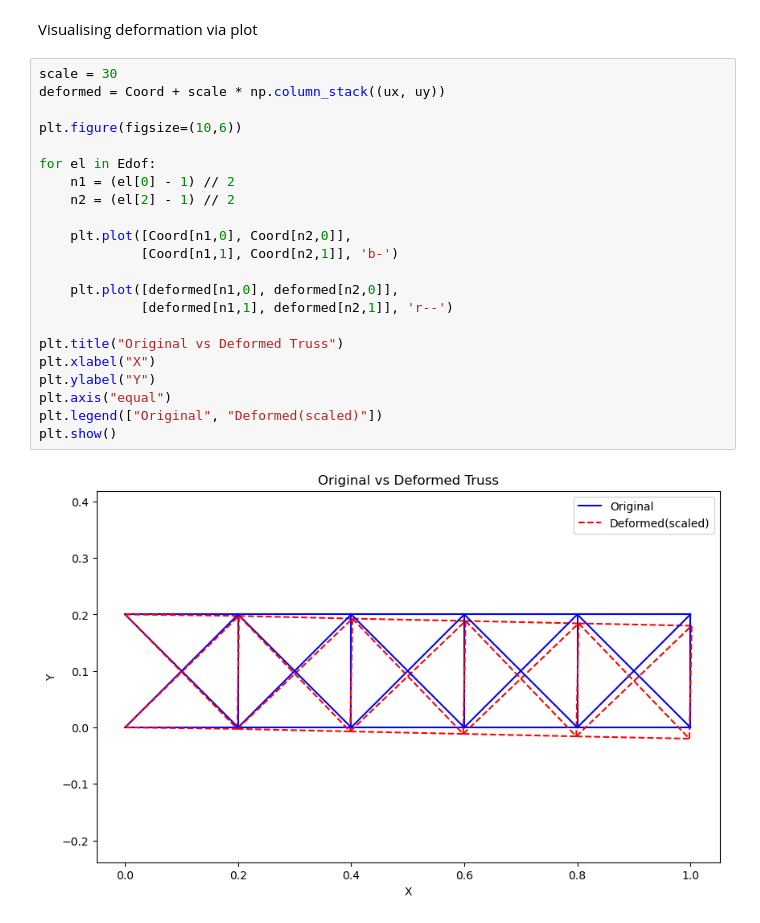
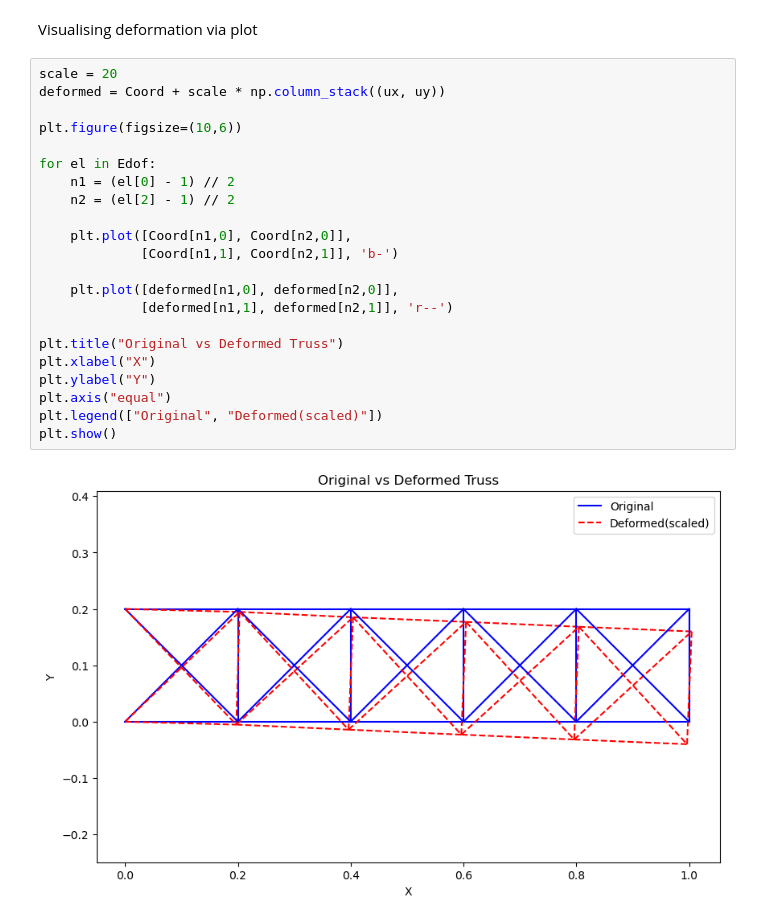
Before and after one commit to Hayagriv1/2d-truss-analysis, a Jupyter notebook: CMD.ipynb, the cells around one changed output. Cells and saved outputs as stored; diff of their text form.

```diff
--- a/CMD.ipynb
+++ b/CMD.ipynb
@@ -167,26 +167,26 @@ print(table)
 # %% [markdown]
 Visualising deformation via plot
 # %%
-scale = 30
+scale = 20
 deformed = Coord + scale * np.column_stack((ux, uy))
 
 plt.figure(figsize=(10,6))
 
 for el in Edof:
     n1 = (el[0] - 1) // 2
     n2 = (el[2] - 1) // 2
 
     plt.plot([Coord[n1,0], Coord[n2,0]],
              [Coord[n1,1], Coord[n2,1]], 'b-')
 
     plt.plot([deformed[n1,0], deformed[n2,0]],
              [deformed[n1,1], deformed[n2,1]], 'r--')
 
 plt.title("Original vs Deformed Truss")
 plt.xlabel("X")
 plt.ylabel("Y")
 plt.axis("equal")
 plt.legend(["Original", "Deformed(scaled)"])
 plt.show()
 # %% [output]
-[figure, old version]
+[figure, new version]
```
Also changed, not shown: parts of 2 cells of this notebook.
